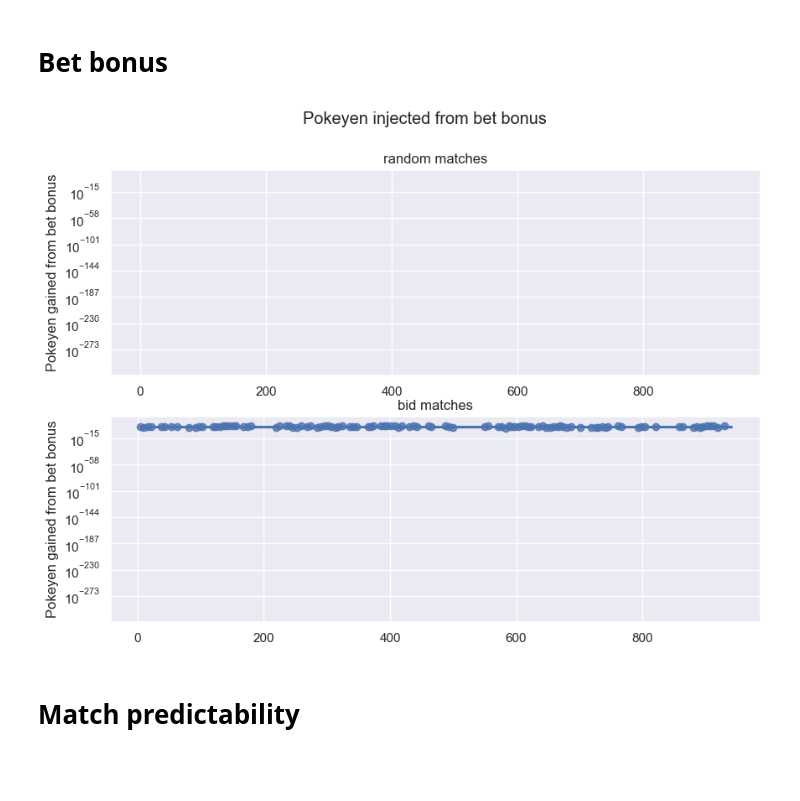
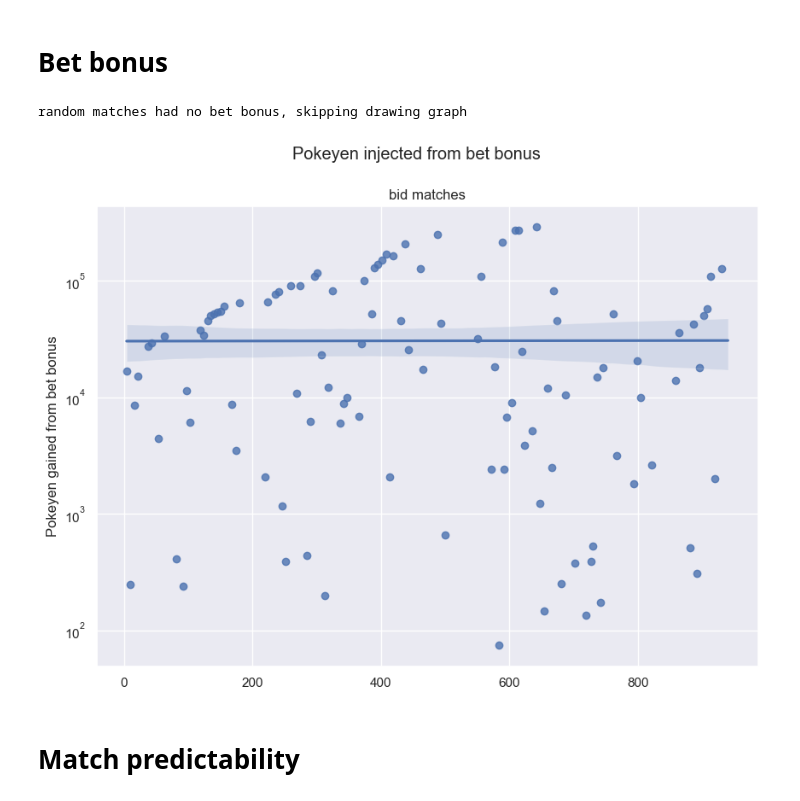
Before and after one commit to Mogiiii/pbrvis, a Jupyter notebook: seasons/Season 58.ipynb, the cells around one changed output. Saved outputs shown, nothing was run; the diff lists cells and outputs as text; code cells hidden in the pictures; blank space fills up the shorter version.

Commit message:
conditionally draw bet bonus graphs

```diff
--- a/seasons/Season 58.ipynb
+++ b/seasons/Season 58.ipynb
@@ -287,20 +287,43 @@ plt.show()
 # %% [markdown]
 # Bet bonus
 # %%
-f, ax = plt.subplots(2, 1, figsize=(10,7),sharey=True)
+should_draw_random_graph = auto_matches.bet_bonus_amount.mean() > 0
+should_draw_custom_graph = bid_matches.bet_bonus_amount.mean() > 0
+graphs_to_draw = should_draw_random_graph + should_draw_custom_graph
+i = 0
+
+f, ax = plt.subplots(graphs_to_draw, 1, figsize=(10,7),sharey=True)
 f.suptitle("Pokeyen injected from bet bonus")
-ax[0].set(yscale="log", title="random matches")
-ax[1].set(title="bid matches")
 
-sns.regplot(x=auto_matches.index,y=auto_matches.bet_bonus_amount, ax=ax[0])
-sns.regplot(x=bid_matches.index,y=bid_matches.bet_bonus_amount)
+if should_draw_random_graph:
+    if graphs_to_draw > 1:
+        ax[i].set(yscale="log", title="random matches")
+        sns.regplot(x=auto_matches.index,y=auto_matches.bet_bonus_amount, ax=ax[i])
+        ax[i].set(ylabel="Pokeyen gained from bet bonus")
+        i+=1
+    else:
+        ax.set(yscale="log", title="random matches")
+        sns.regplot(x=auto_matches.index,y=auto_matches.bet_bonus_amount, ax=ax)
+        ax.set(ylabel="Pokeyen gained from bet bonus")
+else:
+    print("random matches had no bet bonus, skipping drawing graph")
 
-ax[0].set(ylabel="Pokeyen gained from bet bonus")
-ax[1].set(ylabel="Pokeyen gained from bet bonus")
+if should_draw_custom_graph:
+    if graphs_to_draw > 1:
+        ax[i].set(yscale="log", title="bid matches")
+        sns.regplot(x=bid_matches.index,y=bid_matches.bet_bonus_amount, ax=ax[i])
+        ax[i].set(ylabel="Pokeyen gained from bet bonus")
+    else:
+        ax.set(yscale="log", title="bid matches")
+        sns.regplot(x=bid_matches.index,y=bid_matches.bet_bonus_amount, ax=ax)
+        ax.set(ylabel="Pokeyen gained from bet bonus")
+else:
+    print("bid matches had no bet bonus, skipping drawing graph")
 
 plt.show()
 # %% [output]
+random matches had no bet bonus, skipping drawing graph
-[figure, old version]
+[figure, new version]
 # %% [markdown]
 # Match predictability
 # %%
```
Also changed, not shown: 3 other files.
